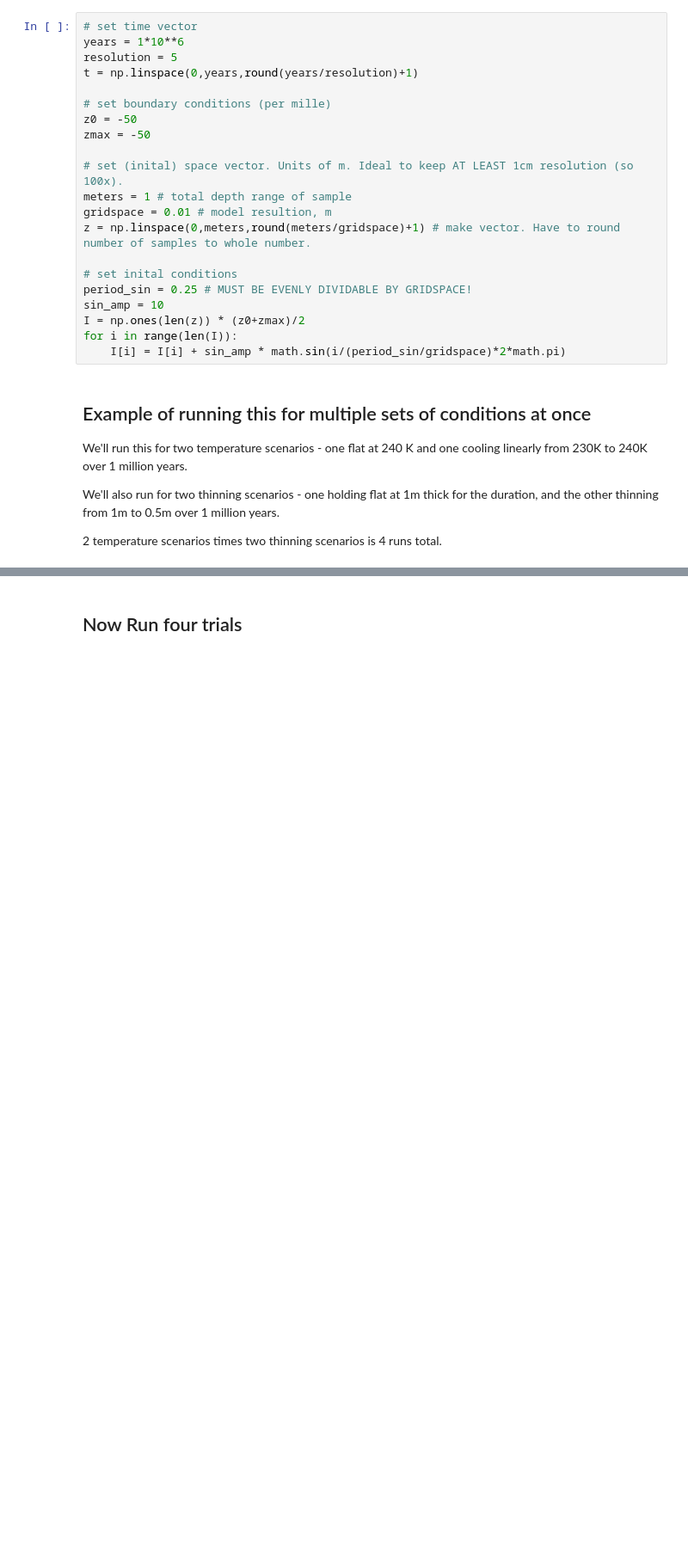
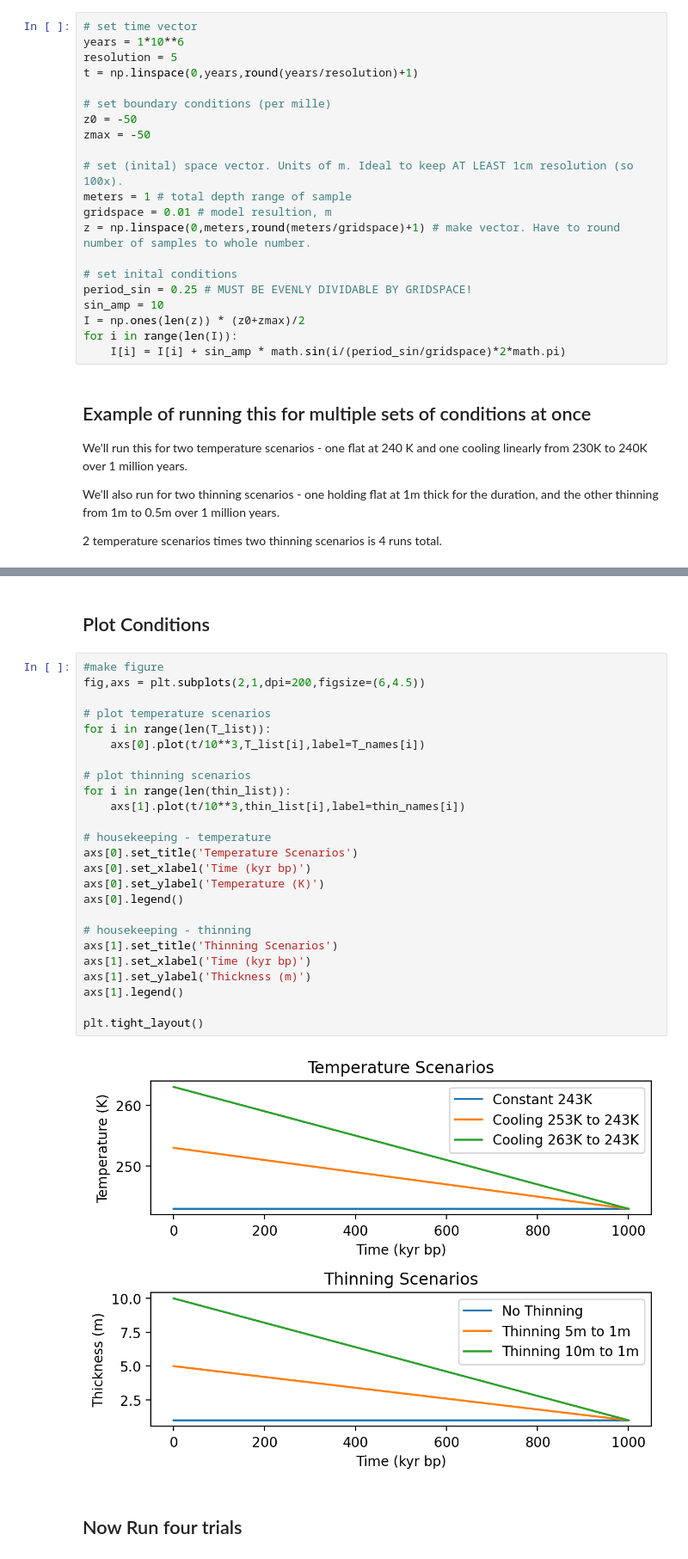
Before and after one commit to liamkirkpatrick/water-isotope-diffusion, a Jupyter notebook: 1d_model_thinning-multcycle.ipynb, the cells around one changed output, grey strips where cells are left out. Shown at 86% size. Drawn from its saved outputs; the diff is of its cells as text; blank space fills up the shorter version.

```diff
--- a/1d_model_thinning-multcycle.ipynb
+++ b/1d_model_thinning-multcycle.ipynb
@@ -148,3 +146,32 @@ thin_names = ["No Thinning","Thinning 5m to 1m"]
+# %% [markdown]
+## Plot Conditions
+# %%
+#make figure
+fig,axs = plt.subplots(2,1,dpi=200,figsize=(6,4.5))
+
+# plot temperature scenarios
+for i in range(len(T_list)):
+    axs[0].plot(t/10**3,T_list[i],label=T_names[i])
+
+# plot thinning scenarios
+for i in range(len(thin_list)):
+    axs[1].plot(t/10**3,thin_list[i],label=thin_names[i])
+
+# housekeeping - temperature
+axs[0].set_title('Temperature Scenarios')
+axs[0].set_xlabel('Time (kyr bp)')
+axs[0].set_ylabel('Temperature (K)')
+axs[0].legend()
+
+# housekeeping - thinning
+axs[1].set_title('Thinning Scenarios')
+axs[1].set_xlabel('Time (kyr bp)')
+axs[1].set_ylabel('Thickness (m)')
+axs[1].legend()
+
+plt.tight_layout()
+# %% [output]
+[figure, added]
 # %% [markdown]
 ## Now Run four trials
 # %%
```
Also changed, not shown: parts of 4 cells of this notebook.
